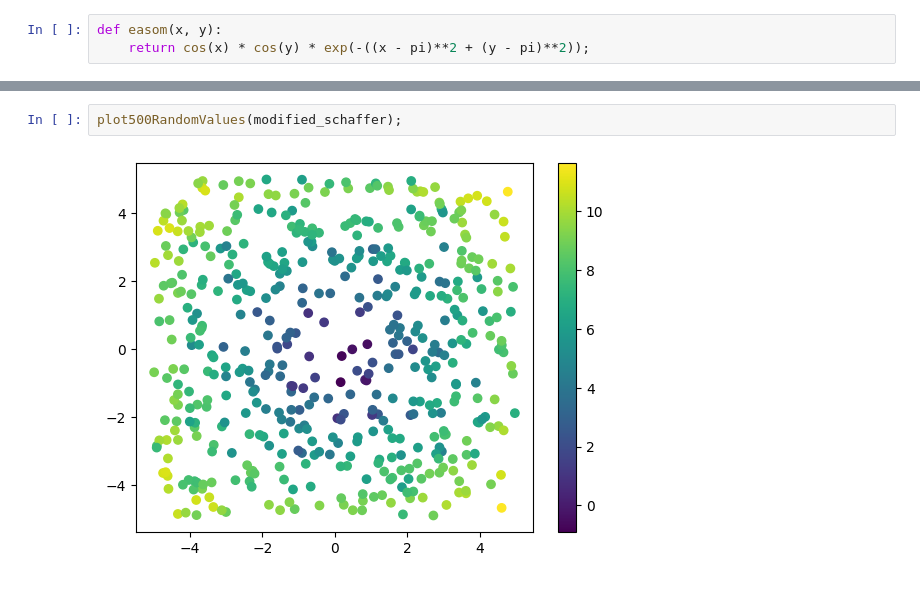
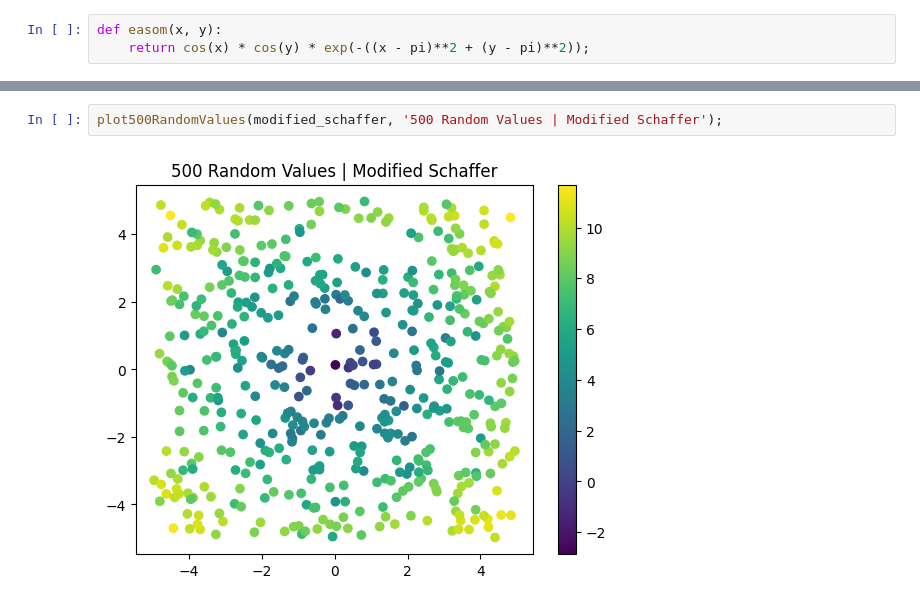
Before and after one commit to bobbymannino/comp2002-report, a Jupyter notebook: book.ipynb, the cells around one changed output, grey strips where cells are left out. Cells and saved outputs as stored; diff of their text form.

```diff
--- a/book.ipynb
+++ b/book.ipynb
@@ -225,5 +226,5 @@ plot500RandomValues(schaffer);
-# %%
-plot500RandomValues(modified_schaffer);
-# %% [output]
-[figure, removed]
+# %%
+plot500RandomValues(modified_schaffer, '500 Random Values | Modified Schaffer');
+# %% [output]
+[figure, added]
 # %%
```
Also changed, not shown: parts of 4 cells of this notebook.
